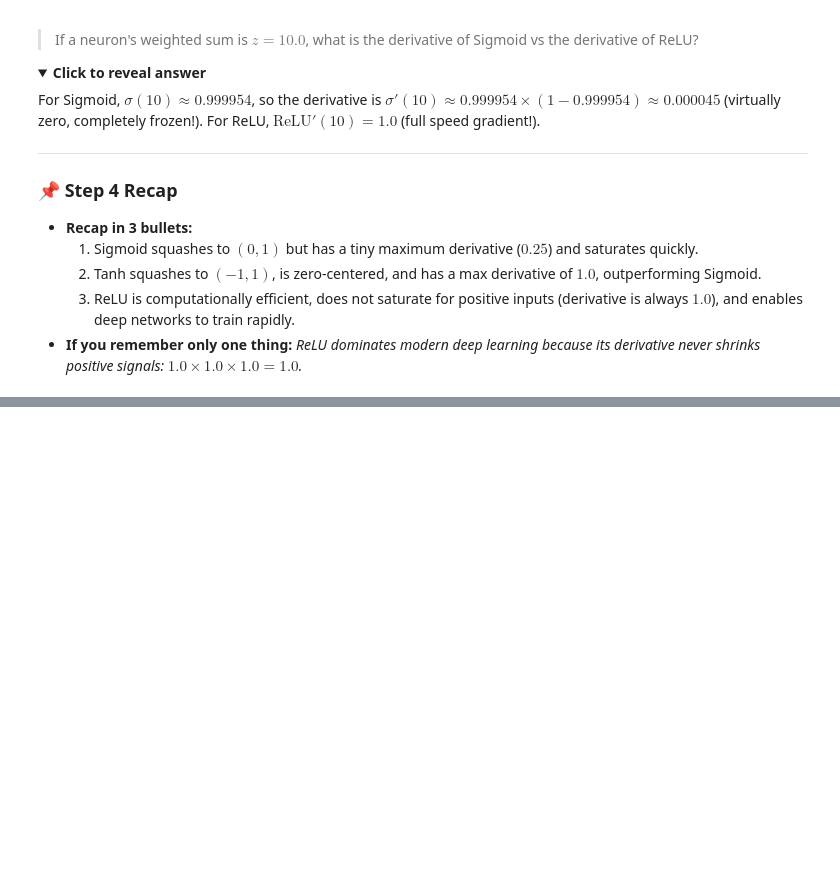
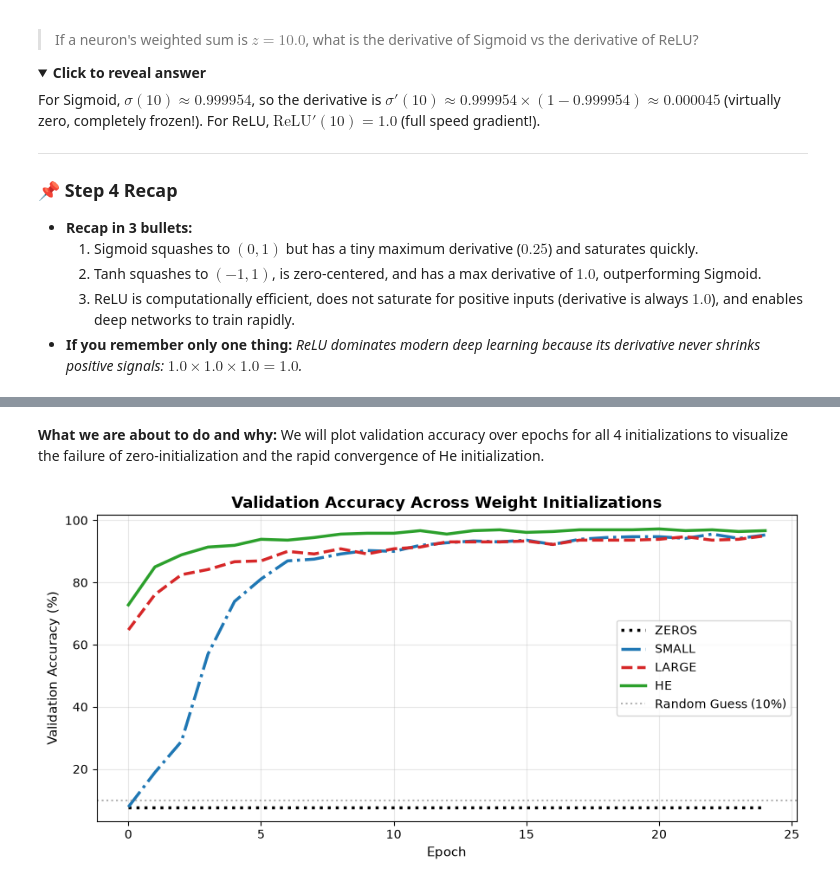
Before and after one commit to Arnav-Shrivastava/Neural-Networks-from-Scratch-Zero-To-Master, a Jupyter notebook: neural_network_from_scratch.ipynb, the cells around one changed output, grey strips where cells are left out. Cells and saved outputs as stored; diff of their text form; code cells hidden in the pictures; folded sections open; blank space fills up the shorter version.

```diff
--- a/neural_network_from_scratch.ipynb
+++ b/neural_network_from_scratch.ipynb
@@ -1595,0 +1782,22 @@ For Sigmoid, $\sigma(10) \approx 0.999954$, so the derivative is $\sigma'(10) \a
+# %% [markdown]
+**What we are about to do and why:**
+We will plot validation accuracy over epochs for all 4 initializations to visualize the failure of zero-initialization and the rapid convergence of He initialization.
+# %%
+# Plotting Initialization Training Curves
+plt.figure(figsize=(9, 4.5))
+colors_init = {"zeros": "black", "small": "#1f77b4", "large": "#d62728", "he": "#2ca02c"}
+styles_init = {"zeros": ":", "small": "-.", "large": "--", "he": "-"}
+
+for s in init_schemes:
+    plt.plot([a * 100 for a in init_accs[s]], label=s.upper(), color=colors_init[s], linestyle=styles_init[s], linewidth=2.5)
+
+plt.title("Validation Accuracy Across Weight Initializations", fontsize=13, fontweight="bold")
+plt.xlabel("Epoch", fontsize=11)
+plt.ylabel("Validation Accuracy (%)", fontsize=11)
+plt.axhline(10.0, color="gray", linestyle=":", alpha=0.6, label="Random Guess (10%)")
+plt.grid(True, alpha=0.3)
+plt.legend(fontsize=10)
+plt.tight_layout()
+plt.show()
+# %% [output]
+[figure, added]
```
Also changed, not shown: parts of 14 cells of this notebook, 1 other file.
